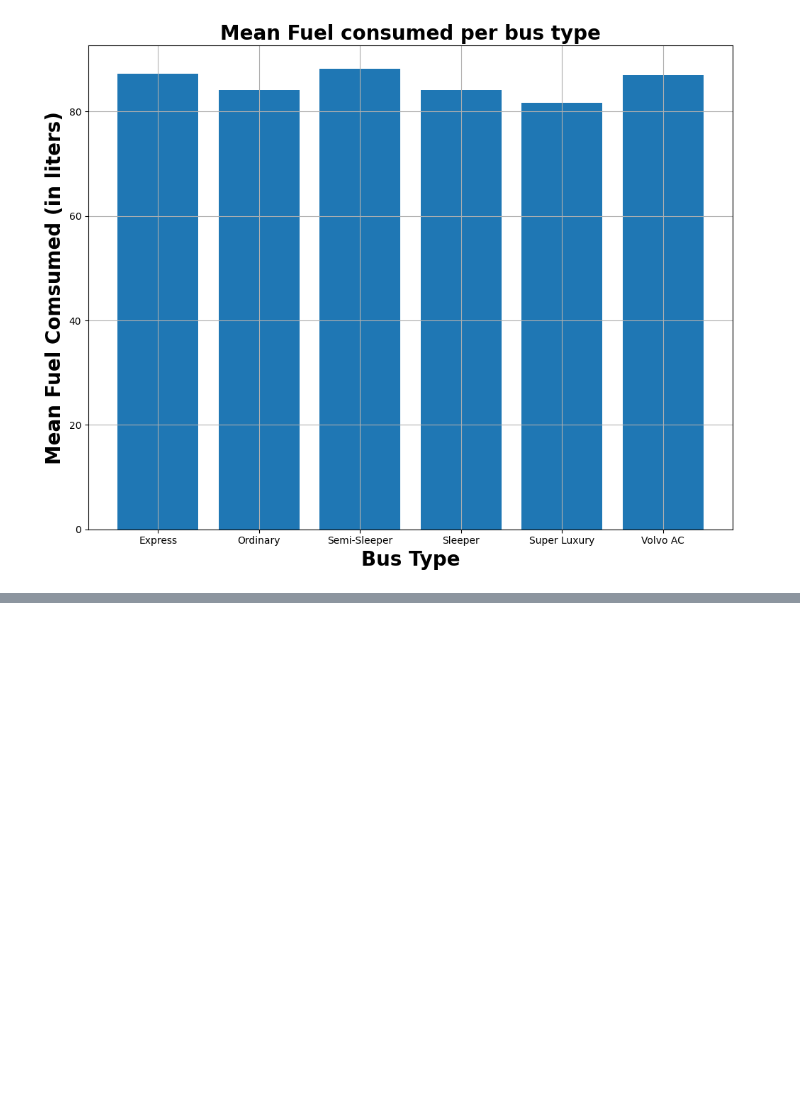
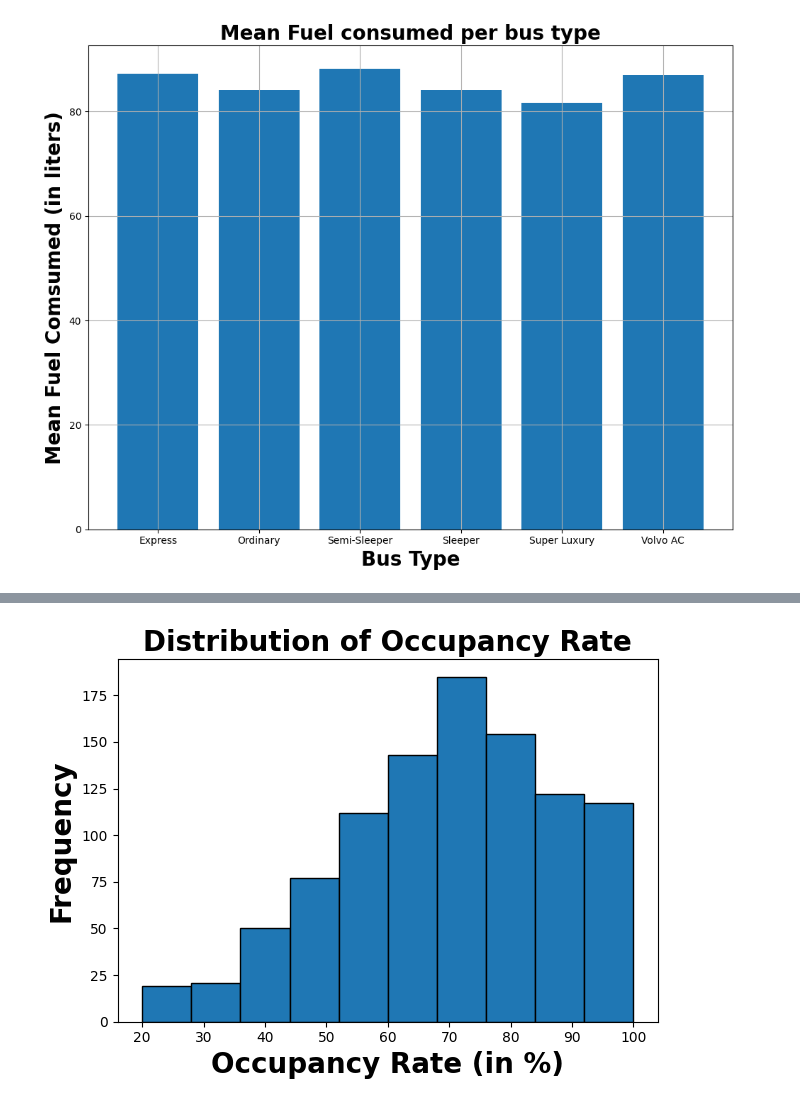
Before and after one commit to VRYeshwanth/AI-ML-Journey, a Jupyter notebook: Matplotlib Basics/Transport Data Analysis/analysis.ipynb, the cells around one changed output, grey strips where cells are left out. Cells and saved outputs as stored; diff of their text form; code cells hidden in the pictures; blank space fills up the shorter version.

```diff
--- a/Matplotlib Basics/Transport Data Analysis/analysis.ipynb
+++ b/Matplotlib Basics/Transport Data Analysis/analysis.ipynb
@@ -147,0 +168,10 @@ plt.show()
+# %%
+plt.title("Distribution of Occupancy Rate", fontweight="bold", fontsize=20)
+plt.xlabel("Occupancy Rate (in %)", fontweight="bold", fontsize=20)
+plt.ylabel("Frequency", fontweight="bold", fontsize=20)
+
+plt.hist(df['occupancy_rate'], edgecolor="black")
+plt.tight_layout()
+plt.show()
+# %% [output]
+[figure, added]
```
Also changed, not shown: parts of 5 cells of this notebook.
